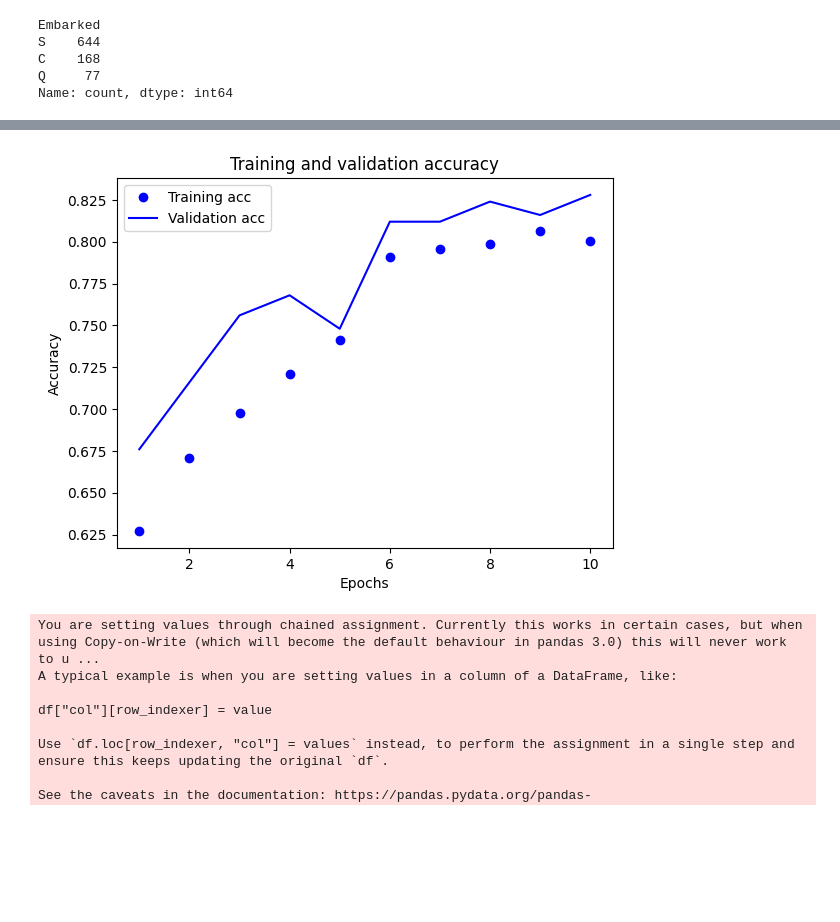
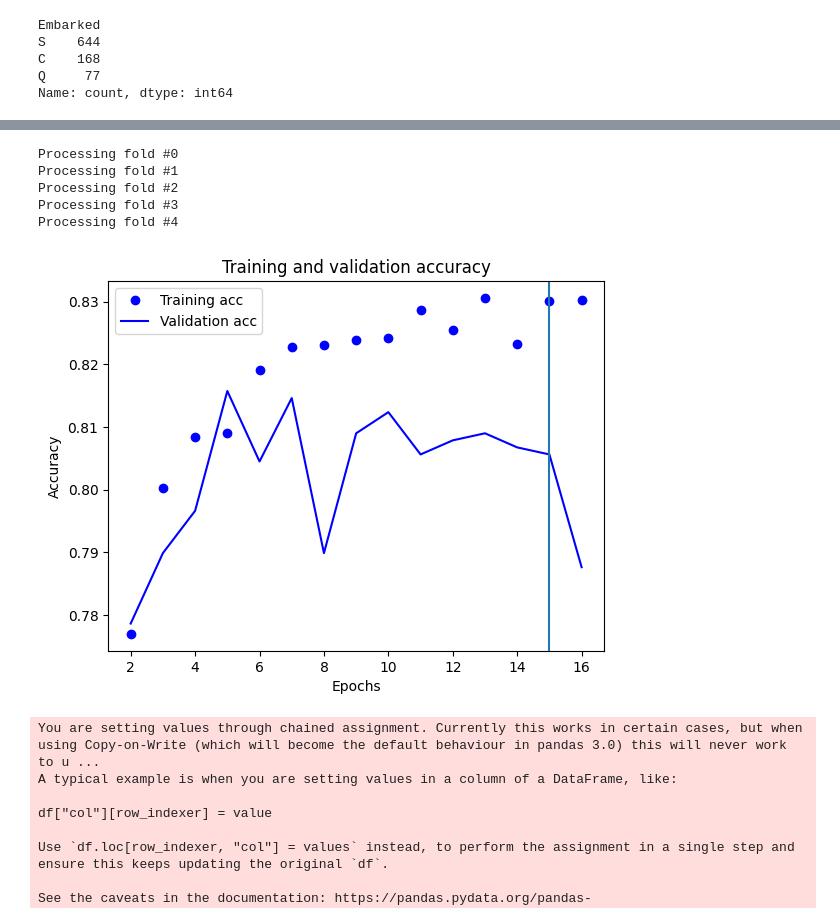
Before and after one commit to benvlasto/Deep-Learning-with-Python, a Jupyter notebook: Kaggle/Titanic/titanic-model.ipynb, the cells around one changed output, grey strips where cells are left out. Cells and saved outputs as stored; diff of their text form; code cells hidden in the pictures; blank space fills up the shorter version.

```diff
--- a/Kaggle/Titanic/titanic-model.ipynb
+++ b/Kaggle/Titanic/titanic-model.ipynb
@@ -132,7 +119,0 @@ model.compile(
-# %%
-history = model.fit(
-    partial_train,
-    partial_labels,
-    epochs=10,
-    validation_data = (train_val, labels_val)
-)
@@ -160,18 +120,66 @@ Epoch 10/10
+# %%
+# Implement k-fold validation
+k = 5
+num_val_samples = len(train) // k
+num_epochs = 16
+all_histories = []
+for i in range(k):
+    print(f"Processing fold #{i}")
+
+    val_data = train[i * num_val_samples: (i + 1) * num_val_samples]
+    val_labels = labels[i * num_val_samples: (i + 1) * num_val_samples]
+
+    partial_train_data = np.concatenate(
+        [train[:i * num_val_samples],
+         train[(i + 1) * num_val_samples:]],
+        axis=0
+    )
+
+    partial_train_labels = np.concatenate(
+        [labels[:i * num_val_samples],
+         labels[(i + 1) * num_val_samples:]],
+        axis=0
+    )
+
+    model = build_model()
+
+    history = model.fit(
+        partial_train_data,
+        partial_train_labels,
+        epochs=num_epochs,
+        validation_data=(val_data, val_labels),
+        verbose=0
+    )
+
+    all_histories.append(history)
+# %% [output]
+Processing fold #0
+Processing fold #1
+Processing fold #2
+Processing fold #3
+Processing fold #4
+# %%
+# Average the training and validation accuracy for each epoch across the folds
+avg_val_accuracy = np.empty((k,num_epochs))
+avg_train_accuracy = np.empty((k,num_epochs))
+for i in range(k):
+    avg_val_accuracy[i,:] = all_histories[i].history["val_accuracy"]
+    avg_train_accuracy[i,:] = all_histories[i].history["accuracy"]
+avg_val_accuracy = avg_val_accuracy.mean(axis=0)
+avg_train_accuracy = avg_train_accuracy.mean(axis=0)
 # %%
-import matplotlib.pyplot as plt
-history_dict = history.history
-acc = history_dict["accuracy"]
-val_acc = history_dict["val_accuracy"]
-epochs = range(1, len(acc) + 1)
-plt.plot(epochs, acc, "bo", label="Training acc")
-plt.plot(epochs, val_acc, "b", label="Validation acc")
+cut = 1
+epochs = range(cut+1, num_epochs + 1)
+plt.plot(epochs, avg_train_accuracy[cut:], "bo", label="Training acc")
+plt.plot(epochs, avg_val_accuracy[cut:], "b", label="Validation acc")
+plt.axvline(15)
 plt.title("Training and validation accuracy")
 plt.xlabel("Epochs")
 plt.ylabel("Accuracy")
 plt.legend()
 plt.show()
 # %% [output]
-[figure, old version]
+[figure, new version]
 # %%
 test = pd.read_csv("test.csv")
 PassengerId = test["PassengerId"].values
```
Also changed, not shown: parts of 7 cells of this notebook, 1 other file.
